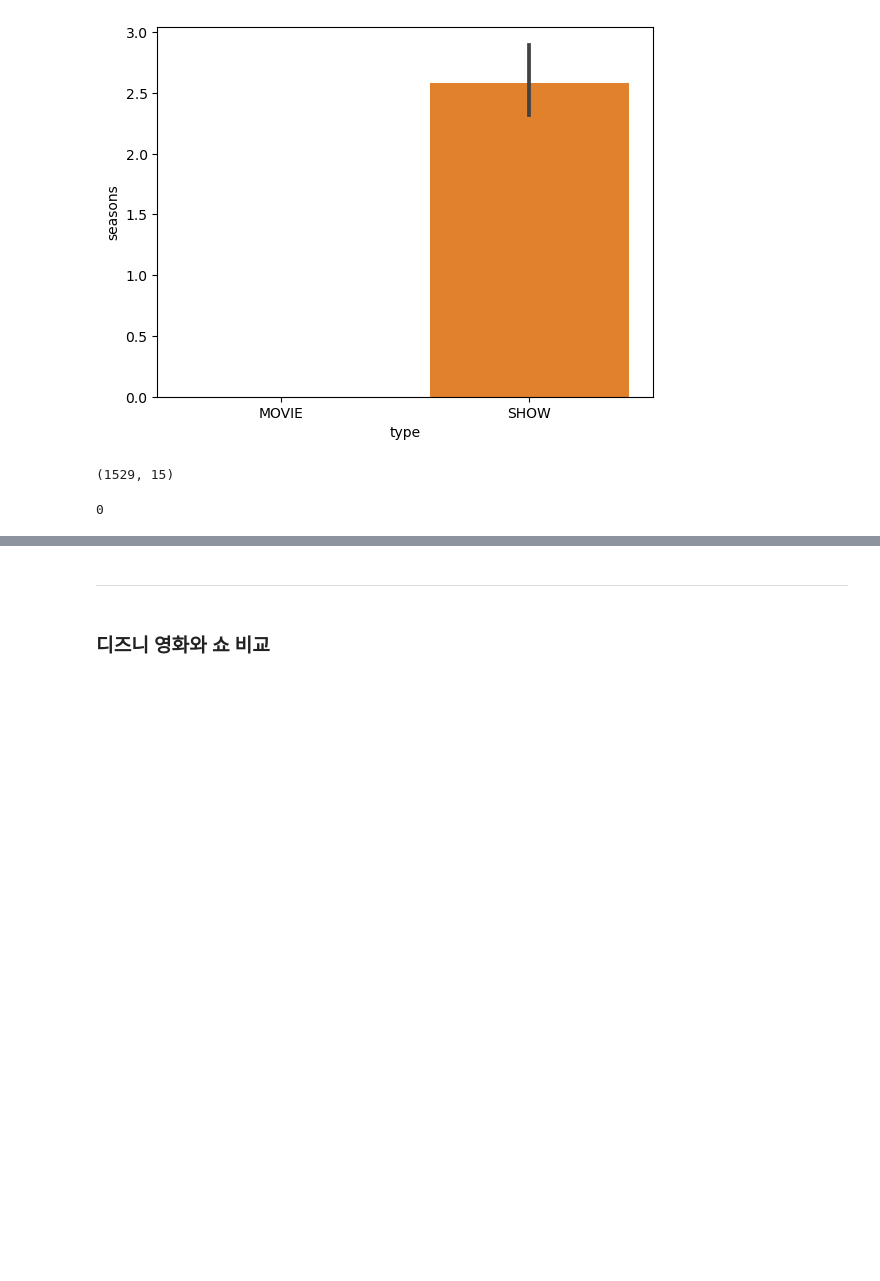
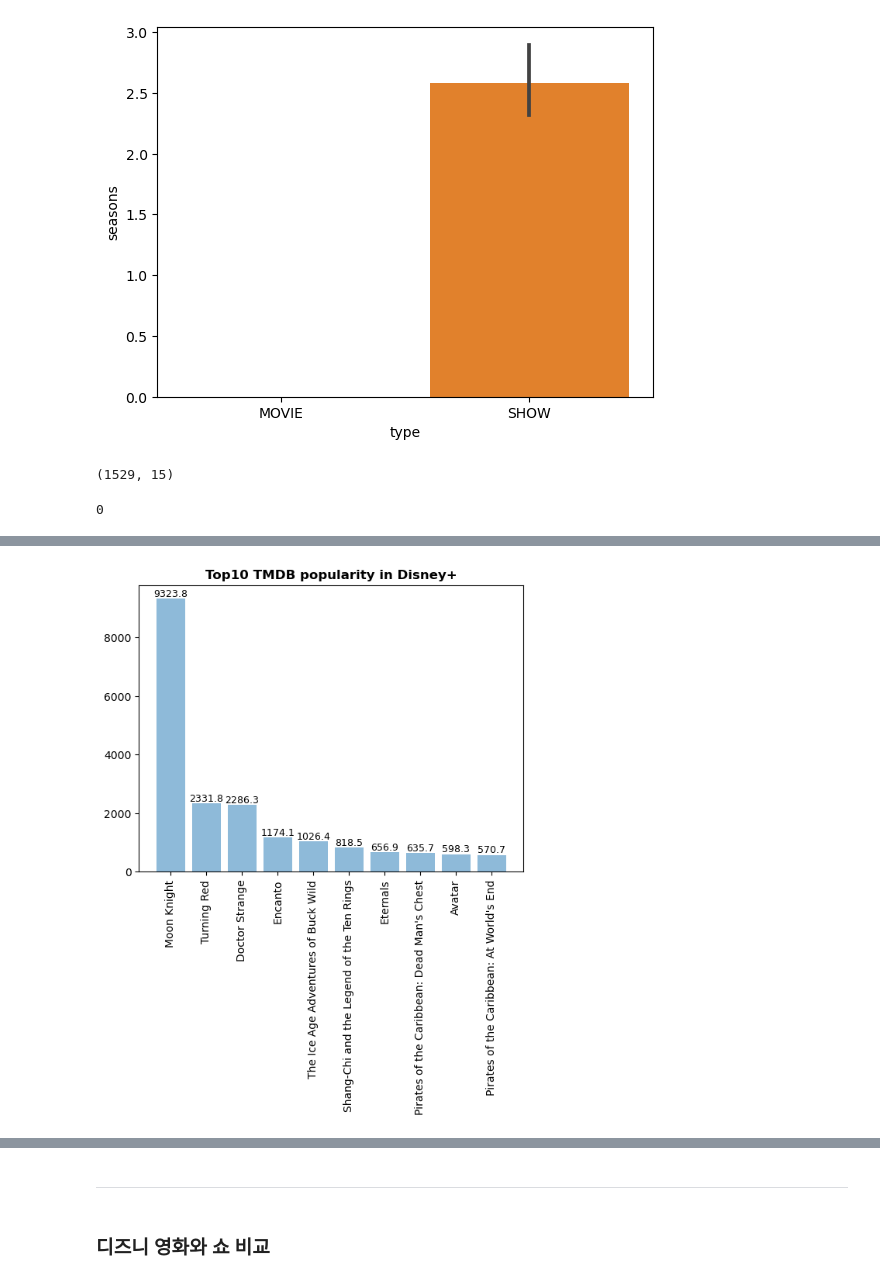
Before and after one commit to soy53/Datathon_ott, a Jupyter notebook: Disney_1st.ipynb, the cells around one changed output, grey strips where cells are left out. Drawn from its saved outputs; the diff is of its cells as text; code cells hidden in the pictures; blank space fills up the shorter version.

```diff
--- a/Disney_1st.ipynb
+++ b/Disney_1st.ipynb
@@ -545,0 +428,16 @@ plt.show()
+# %%
+# tmdb popularity top 10(수치 표시)
+x = top_tmdbpopularity.head(10)['title']
+y = top_tmdbpopularity.head(10)['tmdb_popularity']
+bar = plt.bar(x, y, alpha=0.5)
+
+for rect in bar:
+    height = rect.get_height()
+    plt.text(rect.get_x() + rect.get_width()/2.0, height, '%.1f' % height, ha='center', va='bottom', size = 9)
+
+plt.xticks(rotation=90)
+plt.title("Top10 TMDB popularity in Disney+",fontweight="bold")
+
+plt.show()
+# %% [output]
+[figure, added]
```
Also changed, not shown: parts of 39 cells of this notebook.
